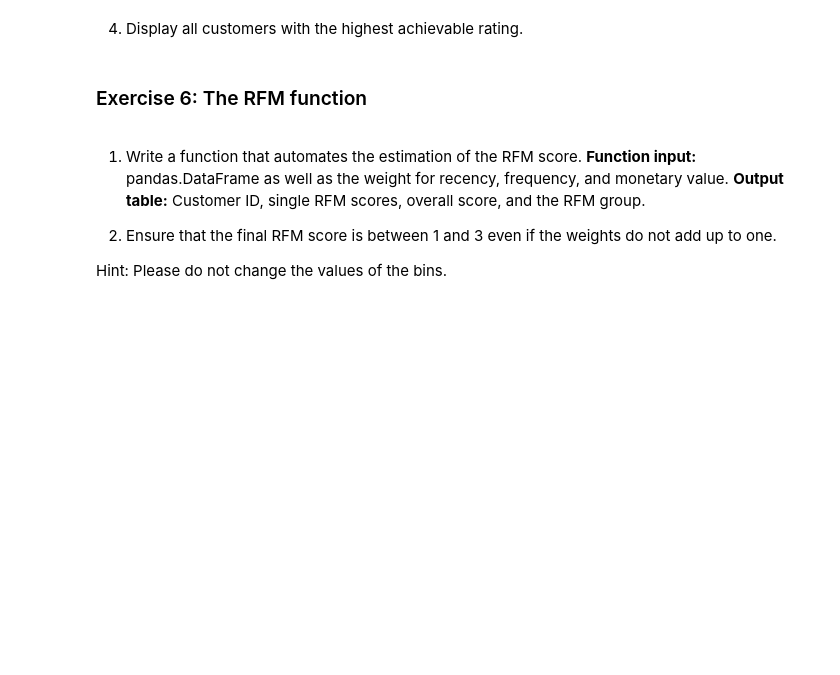
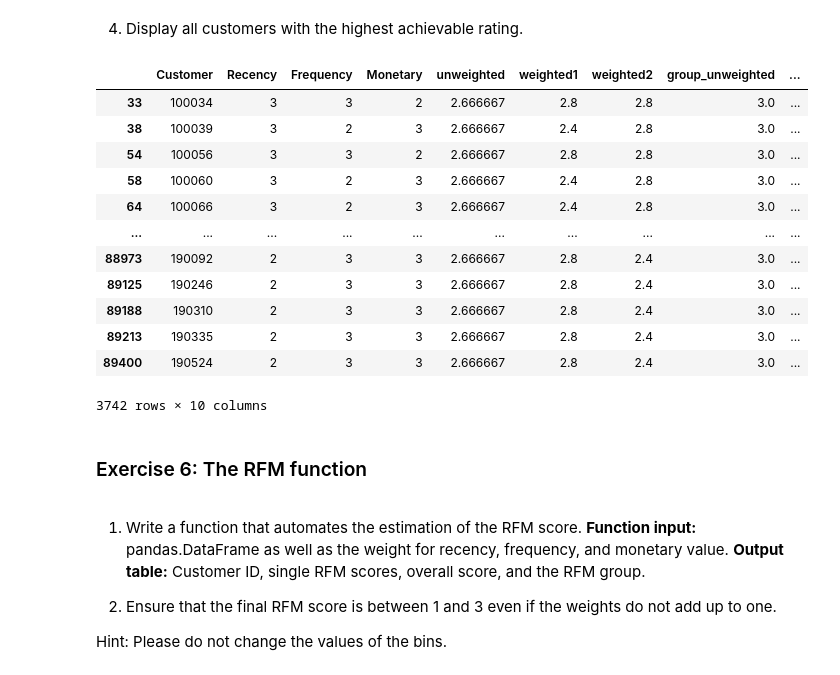
Before and after one commit to HuberNicolas/python-marketing-scale-real-data, a Jupyter notebook: day-5/Python_Day_5_RFM+Kaggle.ipynb, the cells around one changed output. Saved outputs shown, nothing was run; the diff lists cells and outputs as text; code cells hidden in the pictures; blank space fills up the shorter version.

```diff
--- a/day-5/Python_Day_5_RFM+Kaggle.ipynb
+++ b/day-5/Python_Day_5_RFM+Kaggle.ipynb
@@ -118,6 +294,6 @@ print(rfm)
 # %% [markdown]
 2. Calculate two weighted RFM scores with the following weights: 20-60-20, 60-20-20.
-# %%
-rfm["weighted1"]= ******** YOUR CODE GOES HERE ************
-rfm["weighted2"]= ******** YOUR CODE GOES HERE ************
-print(rfm)
+# %%
+rfm["weighted1"]= 0.2*rfm["Recency"] + 0.6*rfm["Frequency"] + 0.2*rfm["Monetary"]
+rfm["weighted2"]= 0.6*rfm["Recency"] + 0.2*rfm["Frequency"] + 0.2*rfm["Monetary"]
+print(rfm)
@@ -124,5 +318,9 @@ print(rfm)
 # %% [markdown]
 3. Divide all customers into three RFM groups by rounding the unweighted RFM score to the nearest whole number. Hint: Use the function *round* for rounding.
-# %%
-rfm["group_unweighted"]= ******** YOUR CODE GOES HERE ************
-print(rfm)
+# %%
+#rfm["group_unweighted"]=pd.cut(
+#    rfm["unweighted"], bins=3, labels=["1", "2", "3"])
+rfm["group_unweighted"] = round(rfm["unweighted"])
+rfm["group_weighted1"] = round(rfm["weighted1"])
+rfm["group_weighted2"] = round(rfm["weighted2"])
+print(rfm)
@@ -133,3 +347,19 @@ print(rfm)
+# %%
+rfm.loc[rfm['group_unweighted'] == 3]
+# %% [output]
+|  | Customer | Recency | Frequency | Monetary | unweighted | weighted1 | weighted2 | group_unweighted | ... |
+| 33 | 100034 | 3 | 3 | 2 | 2.666667 | 2.8 | 2.8 | 3.0 | ... |
+| 38 | 100039 | 3 | 2 | 3 | 2.666667 | 2.4 | 2.8 | 3.0 | ... |
+| 54 | 100056 | 3 | 3 | 2 | 2.666667 | 2.8 | 2.8 | 3.0 | ... |
+| 58 | 100060 | 3 | 2 | 3 | 2.666667 | 2.4 | 2.8 | 3.0 | ... |
+| 64 | 100066 | 3 | 2 | 3 | 2.666667 | 2.4 | 2.8 | 3.0 | ... |
+| ... | ... | ... | ... | ... | ... | ... | ... | ... | ... |
+| 88973 | 190092 | 2 | 3 | 3 | 2.666667 | 2.8 | 2.4 | 3.0 | ... |
+| 89125 | 190246 | 2 | 3 | 3 | 2.666667 | 2.8 | 2.4 | 3.0 | ... |
+| 89188 | 190310 | 2 | 3 | 3 | 2.666667 | 2.8 | 2.4 | 3.0 | ... |
+| 89213 | 190335 | 2 | 3 | 3 | 2.666667 | 2.8 | 2.4 | 3.0 | ... |
+| 89400 | 190524 | 2 | 3 | 3 | 2.666667 | 2.8 | 2.4 | 3.0 | ... |
+3742 rows × 10 columns
 # %% [markdown]
 ### Exercise 6: The RFM function
 # %% [markdown]
```
Also changed, not shown: parts of 37 cells of this notebook, 1 other file.
